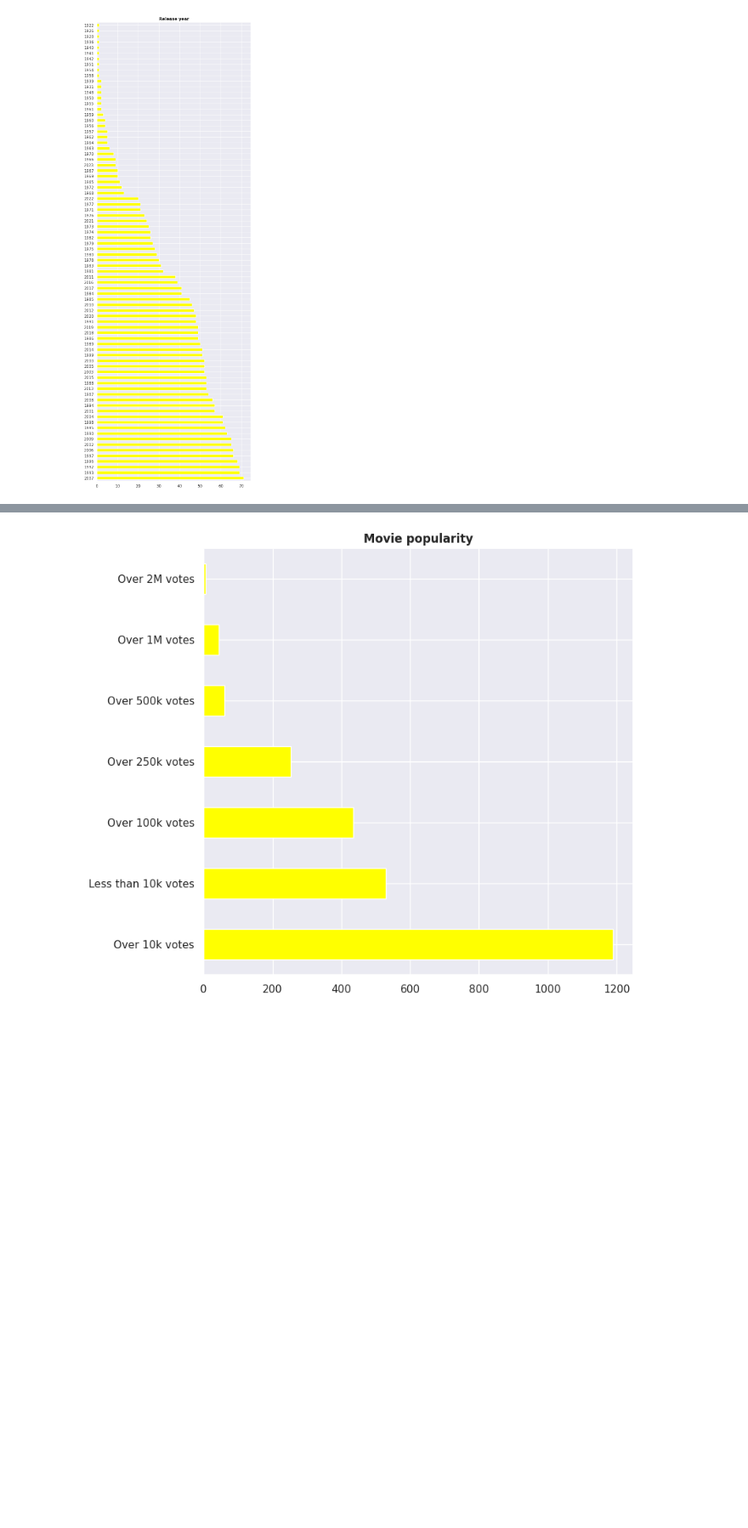
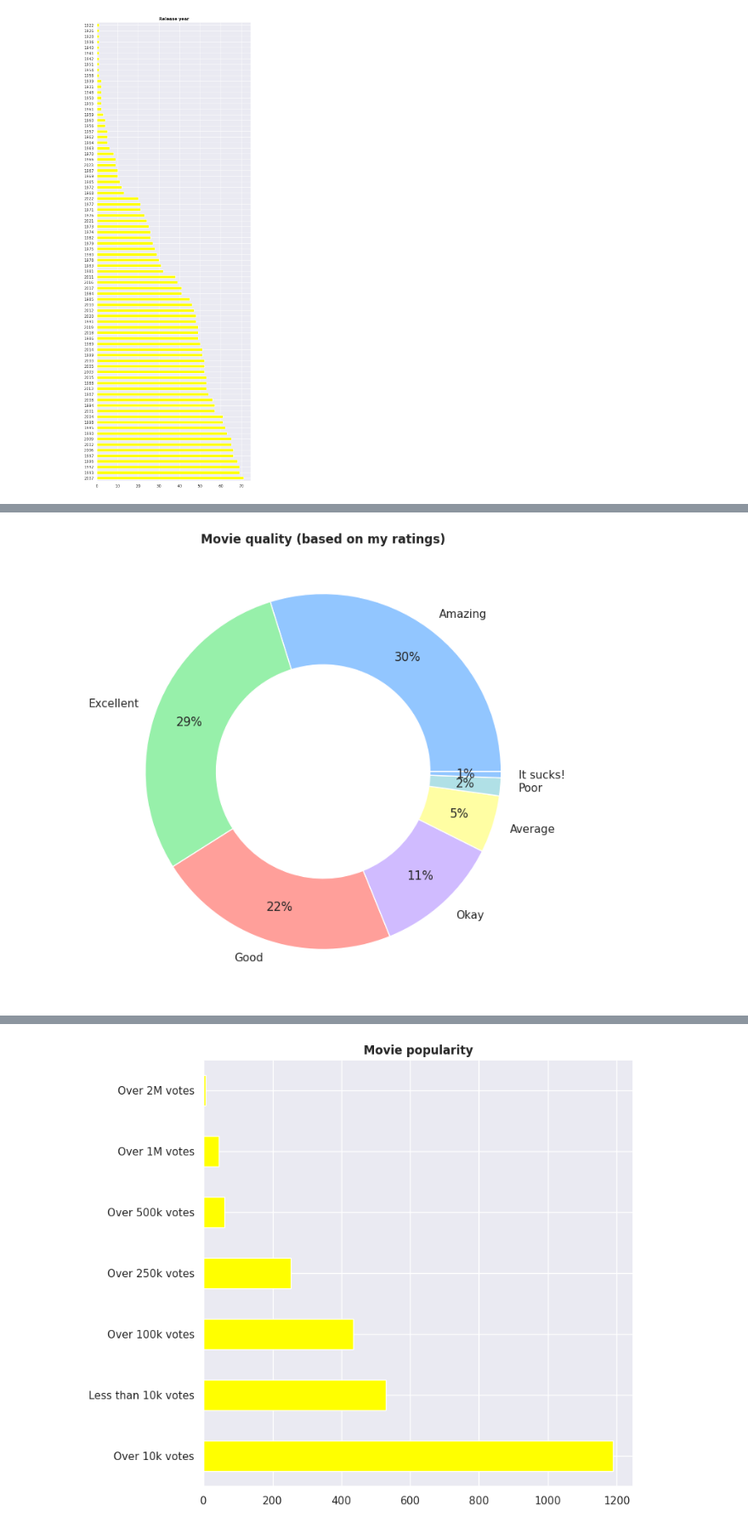
Before and after one commit to guilhermelaviola/IMDbMovieListAnalysis, a Jupyter notebook: MovieRatingAnalysis.ipynb, the cells around one changed output, grey strips where cells are left out. Shown: that part at 85% size. Saved outputs shown, nothing was run; the diff lists cells and outputs as text; code cells hidden in the pictures; blank space fills up the shorter version.

```diff
--- a/MovieRatingAnalysis.ipynb
+++ b/MovieRatingAnalysis.ipynb
@@ -154,0 +155,22 @@ plt.show()
+# %%
+# Classifying the movies by quality based on the rating I've given:
+def my_rating(rating):
+  if rating >= 9:
+    quality = 'Excellent'
+  elif rating >= 8 and rating < 9:
+    quality = 'Amazing'
+  elif rating >= 7 and rating < 8:
+    quality = 'Good'
+  elif rating >= 6 and rating < 7:
+    quality = 'Okay'
+  elif rating >= 5 and rating < 6:
+    quality = 'Average'
+  elif rating >= 4 and rating < 5:
+    quality = 'Poor'
+  else:
+    quality = 'It sucks!'
+  return quality
+
+# Applying the function above on a column of the dataset and generating a new column as result:
+df['Quality'] = df['Your Rating'].apply(my_rating)
+df.head()
@@ -154,0 +184,8 @@ plt.show()
+# %%
+# Displaying the movie rating classification based on the algorithm above:
+df['Quality'].value_counts().plot(kind = 'pie', autopct = '%.0f%%', figsize = (8, 8), wedgeprops = dict(width = 0.4), pctdistance = 0.8)
+plt.ylabel(None)
+plt.title('Movie quality (based on my ratings)', fontweight = 'bold')
+plt.show()
+# %% [output]
+[figure, added]
```
Also changed, not shown: parts of 6 cells of this notebook.
